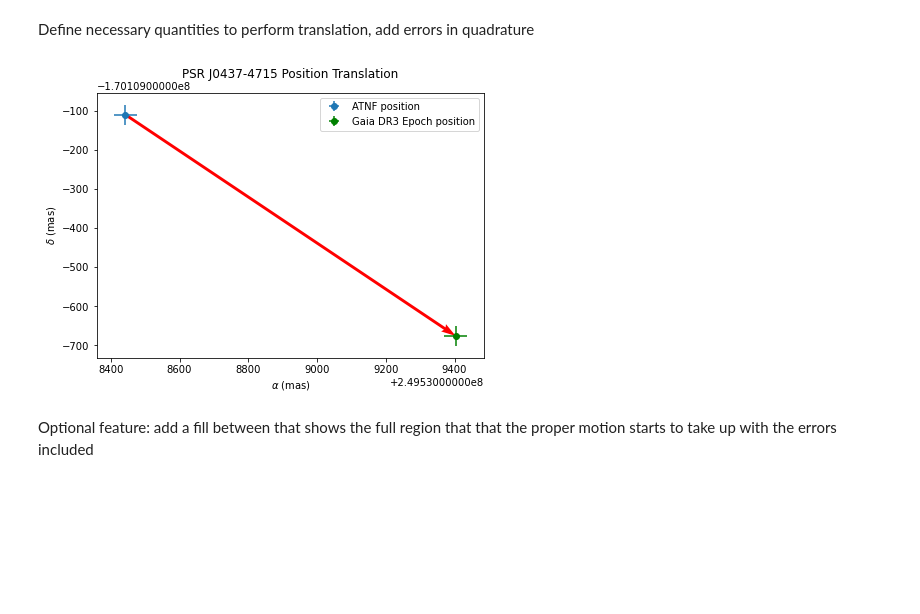
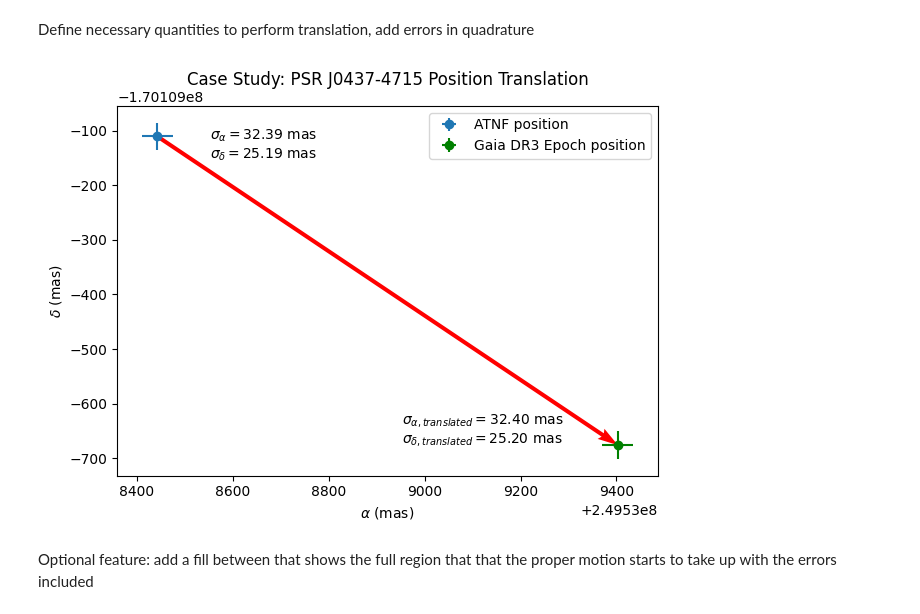
Before and after one commit to AnnikaDeutsch/Binary-Pulsar-Distances, a Jupyter notebook: Binary_Pulsar_Distances/J0437-4715 err.ipynb, the cells around one changed output. Cells and saved outputs as stored; diff of their text form; code cells hidden in the pictures; blank space fills up the shorter version.

Commit message:
updating graphs

```diff
--- a/Binary_Pulsar_Distances/J0437-4715 err.ipynb
+++ b/Binary_Pulsar_Distances/J0437-4715 err.ipynb
@@ -123,22 +123,26 @@ psr_dr3 = SkyCoord(ra= prop_ra_dr3, dec= prop_dec_dr3, unit= (u.mas, u.mas), fra
 # %%
 fig = plt.figure(figsize=(6.4, 4.8))
 ax1 = fig.add_subplot()
 
 x = np.linspace(psr.ra.to_value(u.mas), psr_dr3.ra.to_value(u.mas) + 10, 10)
 
 ax1.errorbar(psr.ra.to_value(u.mas), psr.dec.to_value(u.mas), yerr= dec_err.to_value(u.mas), xerr= ra_err.to_value(u.mas), fmt= 'o', label= 'ATNF position')
 ax1.quiver(psr.ra.to_value(u.mas), psr.dec.to_value(u.mas), prop3ra.value, prop3dec.value, color= 'red', scale = 1, scale_units= 'xy', angles= 'xy')
 #ax1.fill_between(x, y1(x), y2(x), alpha = 0.3, color= 'r')
 ax1.errorbar(psr_dr3.ra.to_value(u.mas), psr_dr3.dec.to_value(u.mas), yerr= prop_dec_err_dr3.value, xerr= prop_ra_err_dr3.value, fmt= 'go', ecolor= 'green', label= 'Gaia DR3 Epoch position')
 #ax.axis([psr.ra.to_value(u.mas)-20, psr.ra.to_value(u.mas) + prop3ra.value + 20, psr.dec.to_value(u.mas) - 20, psr.dec.to_value(u.mas) + prop3dec.value+20])
 ax1.legend()
-ax1.set_title('PSR J0437-4715 Position Translation', pad= 15)
+ax1.text(psr.ra.to_value(u.mas)+prop3ra.value-850, psr.dec.to_value(u.mas)-5, r'$\sigma_{\alpha}=32.39$ mas')
+ax1.text(psr.ra.to_value(u.mas)+prop3ra.value-850, psr.dec.to_value(u.mas)-40, r'$\sigma_{\delta}=25.19$ mas')
+ax1.text(psr.ra.to_value(u.mas)+prop3ra.value-450, psr.dec.to_value(u.mas)-525, r'$\sigma_{\alpha, translated}=32.40$ mas')
+ax1.text(psr.ra.to_value(u.mas)+prop3ra.value-450, psr.dec.to_value(u.mas)-560, r'$\sigma_{\delta, translated}=25.20$ mas')
+ax1.set_title('Case Study: PSR J0437-4715 Position Translation', pad= 15)
 ax1.set_xlabel(r'$\alpha$ (mas)')
 ax1.set_ylabel(r'$\delta$ (mas)')
 
 fig.tight_layout()
 # %% [output]
-[figure, old version]
+[figure, new version]
 # %% [markdown]
 Optional feature: add a fill between that shows the full region that that the proper motion starts to take up with the errors included
 # %%
```
